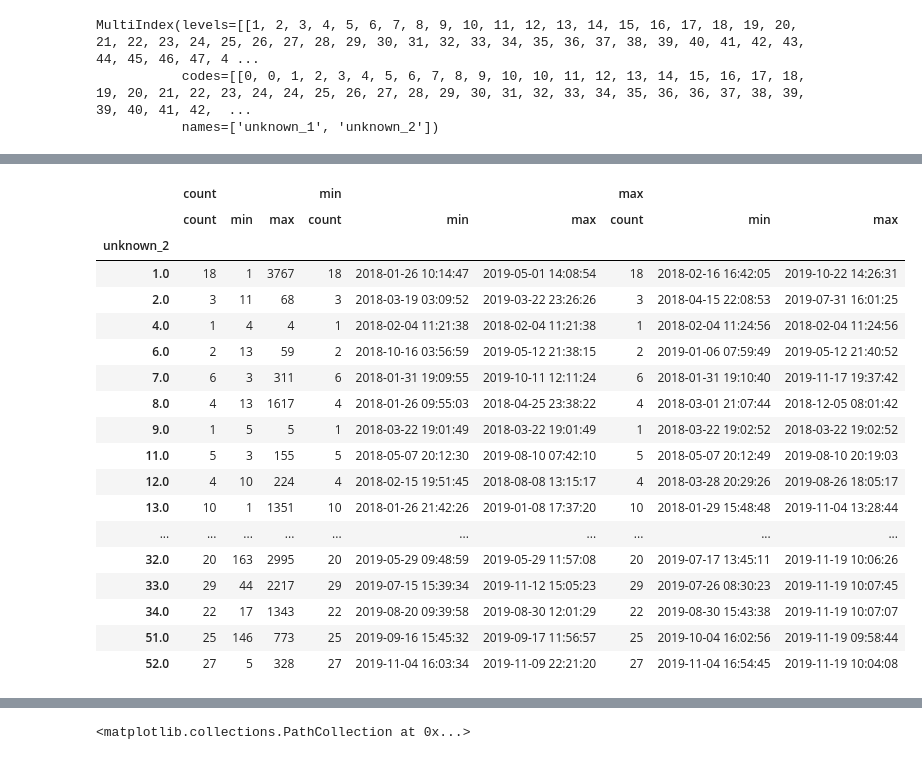
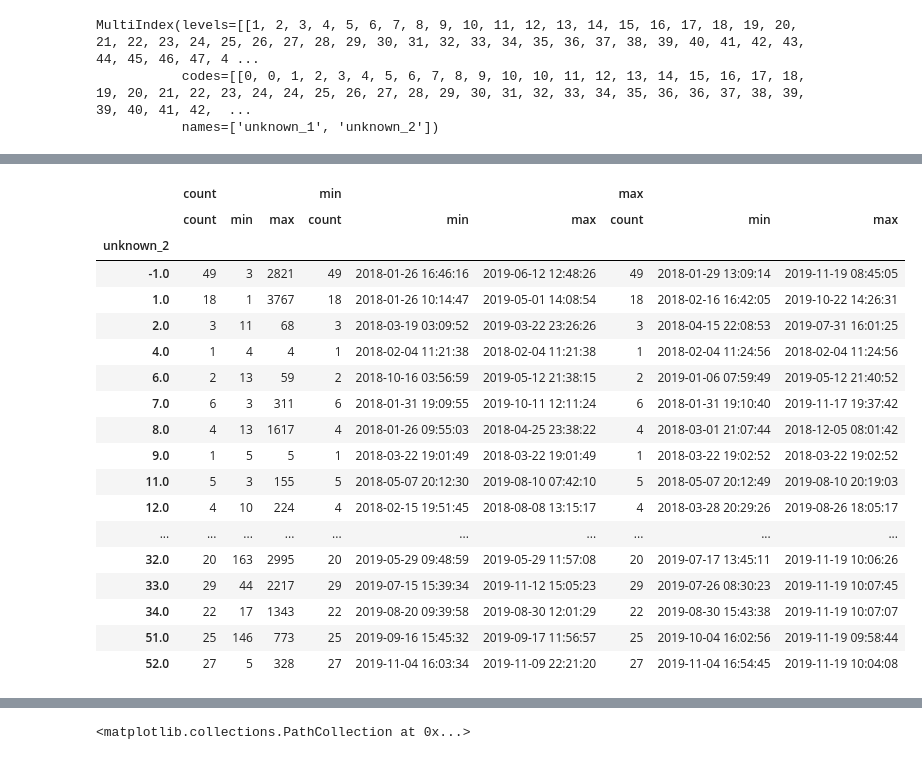
Before and after one commit to kjeliasen/ds-methodologies-exercises, a Jupyter notebook: anomaly_detection/time_series_anomaly_detection.ipynb, the cells around one changed output, grey strips where cells are left out. Drawn from its saved outputs; the diff is of its cells as text; code cells hidden in the pictures.

```diff
--- a/anomaly_detection/time_series_anomaly_detection.ipynb
+++ b/anomaly_detection/time_series_anomaly_detection.ipynb
@@ -92,0 +99,2 @@ unknown_2    372441 non-null float64
+# %%
+df.unknown_2 = df.unknown_2.fillna(-1)
@@ -99,6 +119,6 @@ df['timestamp'] = df.ts_date + ' ' + df.ts_time
 df.timestamp=pd.to_datetime(df.timestamp, format='%Y-%m-%d %H:%M:%S')
 df['idx'] = df.timestamp
 df.set_index('idx', inplace=True)
-df.drop(columns=['ts_date','ts_time'])
+df.drop(columns=['ts_date','ts_time'], inplace=True)
 display(df.sample(10))
 # %% [output]
@@ -378,9 +430,10 @@ MultiIndex(levels=[[1, 2, 3, 4, 5, 6, 7, 8, 9, 10, 11, 12, 13, 14, 15, 16, 17, 1
 # %%
-dfunk.groupby(by='unknown_2').agg(['count', 'min', 'max'])
+dfunk12.groupby(by='unknown_2').agg(['count', 'min', 'max'])
 # %% [output]
 |  | count |  |  | min |  |  | max |  |  |
 |  | count | min | max | count | min | max | count | min | max |
 | unknown_2 |  |  |  |  |  |  |  |  |  |
+| -1.0 | 49 | 3 | 2821 | 49 | 2018-01-26 16:46:16 | 2019-06-12 12:48:26 | 49 | 2018-01-29 13:09:14 | 2019-11-19 08:45:05 |
 | 1.0 | 18 | 1 | 3767 | 18 | 2018-01-26 10:14:47 | 2019-05-01 14:08:54 | 18 | 2018-02-16 16:42:05 | 2019-10-22 14:26:31 |
 | 2.0 | 3 | 11 | 68 | 3 | 2018-03-19 03:09:52 | 2019-03-22 23:26:26 | 3 | 2018-04-15 22:08:53 | 2019-07-31 16:01:25 |
 | 4.0 | 1 | 4 | 4 | 1 | 2018-02-04 11:21:38 | 2018-02-04 11:21:38 | 1 | 2018-02-04 11:24:56 | 2018-02-04 11:24:56 |
@@ -390,7 +443,6 @@ dfunk.groupby(by='unknown_2').agg(['count', 'min', 'max'])
 | 9.0 | 1 | 5 | 5 | 1 | 2018-03-22 19:01:49 | 2018-03-22 19:01:49 | 1 | 2018-03-22 19:02:52 | 2018-03-22 19:02:52 |
 | 11.0 | 5 | 3 | 155 | 5 | 2018-05-07 20:12:30 | 2019-08-10 07:42:10 | 5 | 2018-05-07 20:12:49 | 2019-08-10 20:19:03 |
 | 12.0 | 4 | 10 | 224 | 4 | 2018-02-15 19:51:45 | 2018-08-08 13:15:17 | 4 | 2018-03-28 20:29:26 | 2019-08-26 18:05:17 |
-| 13.0 | 10 | 1 | 1351 | 10 | 2018-01-26 21:42:26 | 2019-01-08 17:37:20 | 10 | 2018-01-29 15:48:48 | 2019-11-04 13:28:44 |
 | ... | ... | ... | ... | ... | ... | ... | ... | ... | ... |
 | 32.0 | 20 | 163 | 2995 | 20 | 2019-05-29 09:48:59 | 2019-05-29 11:57:08 | 20 | 2019-07-17 13:45:11 | 2019-11-19 10:06:26 |
 | 33.0 | 29 | 44 | 2217 | 29 | 2019-07-15 15:39:34 | 2019-11-12 15:05:23 | 29 | 2019-07-26 08:30:23 | 2019-11-19 10:07:45 |
```
Also changed, not shown: parts of 18 cells of this notebook, 1 other file.
